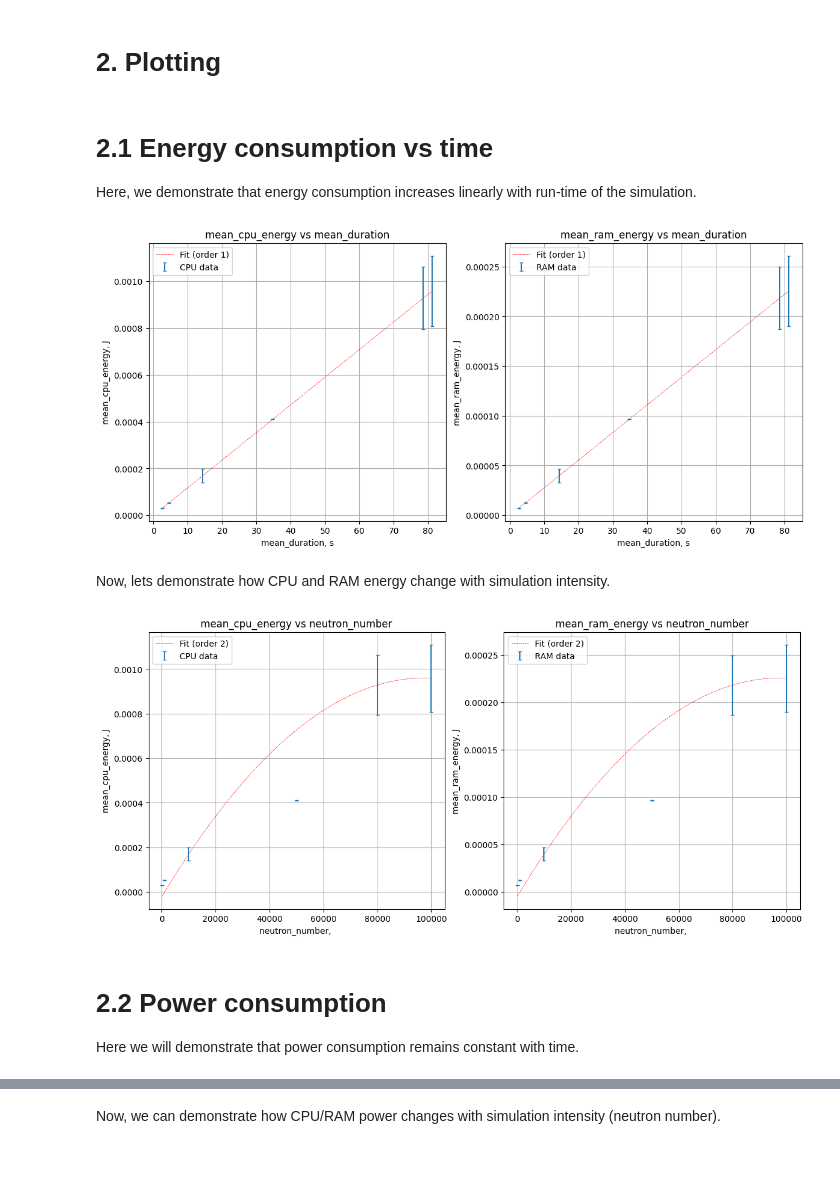
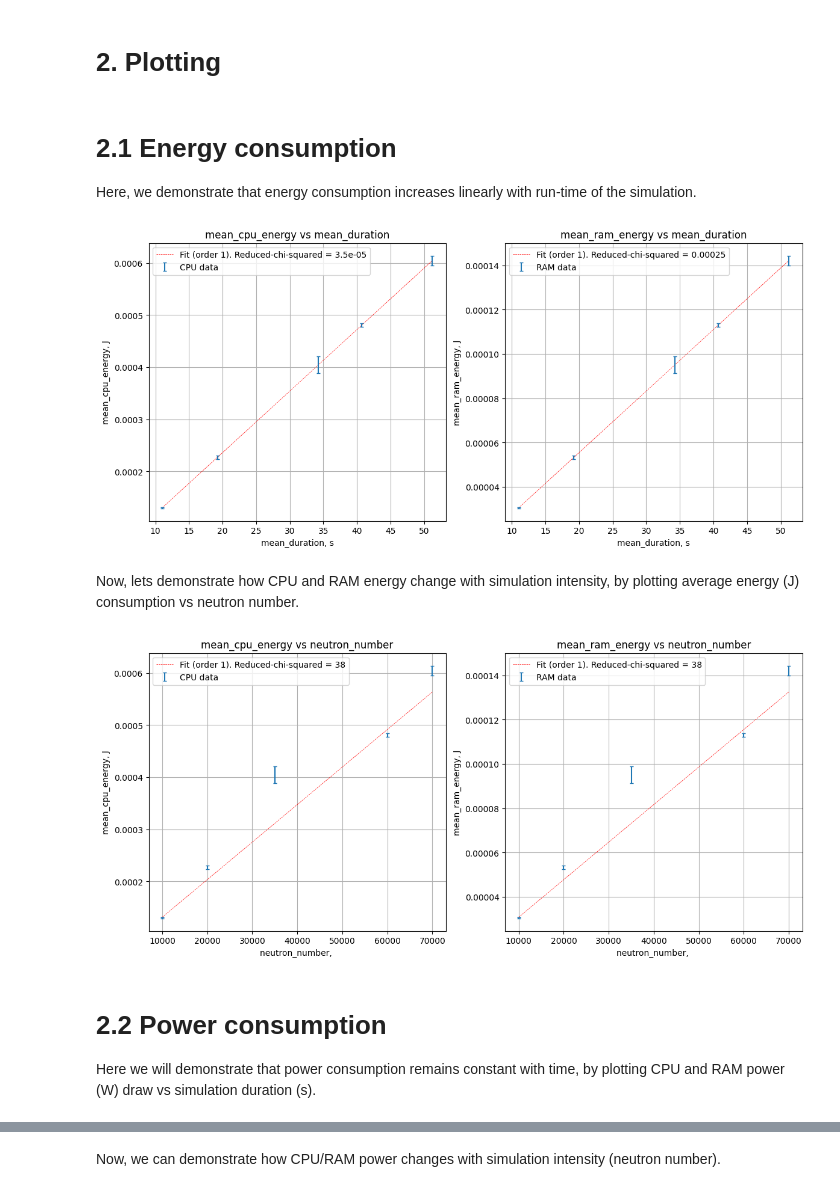
Before and after one commit to rosieschiffmann/Neutron-Transport-Simulation, a Jupyter notebook: emission_tracking.ipynb, the cells around one changed output, grey strips where cells are left out. Cells and saved outputs as stored; diff of their text form; code cells hidden in the pictures; blank space fills up the shorter version.

Commit message:
updated data analysis to only include data generated on certain day

```diff
--- a/emission_tracking.ipynb
+++ b/emission_tracking.ipynb
@@ -93,9 +91,33 @@ Name: ram_power_err, dtype: float64
 # %% [markdown]
 # 2. Plotting
 # %%
-def CPU_vs_RAM_plotting(x_variable, x_err, CPU_y_variable, CPU_y_err, RAM_y_variable, RAM_y_err, fit=False, fit_order=None):
+def reduced_chi_squared(x, y, y_err, coeffs):
     """
+    Calculate the reduced chi-squared for a polynomial fit.
+
     Parameters:
+    - x: 1d array, x-values
+    - y: 1d array, observed y-values
+    - y_err: 1d array, uncertainties in y
+    - coeffs: 1d array, polynomial coefficients from np.polyfit()
+
+    Returns:
+    - chi_squared_reduced: float
+    """
+    model = np.poly1d(coeffs)
+    residuals = (y - model(x)) / y_err
+    chi_squared = np.sum(residuals**2)
+    dof = len(x) - len(coeffs)  # degrees of freedom = N - (fit order + 1)
+    return chi_squared / dof
+
+
+def CPU_vs_RAM_plotting(df, x_variable, x_err, CPU_y_variable, CPU_y_err, RAM_y_variable, RAM_y_err, fit=False, fit_order=None):
+    """
+    Creates 2 plots (one for CPU and one for RAM), with axis defined by argumants. An optional polyfit is applied and reduced chi squared
+    calculated.
+
+    Parameters:
+    - df: pandas.DataFrame, containing the data to be plotted.
     - x_variable: string, name of x-axis variable for plotting from dataframe
     - x_err: string, name of error associated weith x-axis variable from dataframe
     - CPU_y_variable: string, name of y-axis variable for CPU plot from dataframe
@@ -120,23 +142,25 @@ def CPU_vs_RAM_plotting(x_variable, x_err, CPU_y_variable, CPU_y_err, RAM_y_vari
         #raise error if fit=True but no fit_order is provided
         if fit_order==None:
             raise ValueError("Order of fit must be provided if fit=True.")
-
         #CPU data fitting
         if np.any(df[CPU_y_err])==0.0: #do not use error-weighted fitting is errors=0
             coeffs_cpu = np.polyfit(df[x_variable], df[CPU_y_variable], deg=fit_order)
         else:
-            coeffs_cpu = np.polyfit(df[x_variable], df[CPU_y_variable], deg=fit_order, w=df[CPU_y_err])
+            coeffs_cpu = np.polyfit(df[x_variable], df[CPU_y_variable], deg=fit_order, w=1/df[CPU_y_err])
         poly_cpu = np.poly1d(coeffs_cpu)
         x_fit = np.linspace(df[x_variable].min(), df[x_variable].max(), 100)
-        ax[0].plot(x_fit, poly_cpu(x_fit), 'r--', label=f"Fit (order {fit_order})", linewidth = 0.5)
+        CPU_chi = reduced_chi_squared(df[x_variable], df[CPU_y_variable], df[CPU_y_err], coeffs_cpu)
+        ax[0].plot(x_fit, poly_cpu(x_fit), 'r--', label=f"Fit (order {fit_order}). Reduced-chi-squared = {CPU_chi:.2g}", linewidth = 0.5)
+
 
         #RAM data fitting
         if np.any(df[RAM_y_err])==0.0: #do not use error-weighted fitting is errors=0
             coeffs_ram = np.polyfit(df[x_variable], df[RAM_y_variable], deg=fit_order)
         else:
-            coeffs_ram = np.polyfit(df[x_variable], df[RAM_y_variable], deg=fit_order, w=df[RAM_y_err])
+            coeffs_ram = np.polyfit(df[x_variable], df[RAM_y_variable], deg=fit_order, w=1/df[RAM_y_err])
         poly_ram = np.poly1d(coeffs_ram)
-        ax[1].plot(x_fit, poly_ram(x_fit), 'r--', label=f"Fit (order {fit_order})", linewidth = 0.5)
+        RAM_chi = reduced_chi_squared(df[x_variable], df[RAM_y_variable], df[RAM_y_err], coeffs_ram)
+        ax[1].plot(x_fit, poly_ram(x_fit), 'r--', label=f"Fit (order {fit_order}). Reduced-chi-squared = {RAM_chi:.2g}", linewidth = 0.5)
 
     #plotting CPU data
     ax[0].errorbar(df[x_variable], df[CPU_y_variable], yerr = df[CPU_y_err], fmt = "none", capsize = 2, label = "CPU data")
@@ -156,26 +180,26 @@ def CPU_vs_RAM_plotting(x_variable, x_err, CPU_y_variable, CPU_y_err, RAM_y_vari
         ax[i].legend()
     return None
 # %% [markdown]
-# 2.1 Energy consumption vs time
+# 2.1 Energy consumption
 Here, we demonstrate that energy consumption increases linearly with run-time of the simulation.
 # %%
-CPU_vs_RAM_plotting("mean_duration", "duration_error",
+CPU_vs_RAM_plotting(df, "mean_duration", "duration_error",
          "mean_cpu_energy", "cpu_energy_err",
          "mean_ram_energy", "ram_energy_err",
          True, 1)
 # %% [output]
-[figure, old version]
+[figure, new version]
 # %% [markdown]
-Now, lets demonstrate how CPU and RAM energy change with simulation intensity.
+Now, lets demonstrate how CPU and RAM energy change with simulation intensity, by plotting average energy (J) consumption vs neutron number.
 # %%
-CPU_vs_RAM_plotting("neutron_number", None,
+CPU_vs_RAM_plotting(df, "neutron_number", None,
          "mean_cpu_energy", "cpu_energy_err",
          "mean_ram_energy", "ram_energy_err",
-         True, 2)
+         True, 1)
 # %% [output]
-[figure, old version]
+[figure, new version]
 # %% [markdown]
 # 2.2 Power consumption
 
-Here we will demonstrate that power consumption remains constant with time.
+Here we will demonstrate that power consumption remains constant with time, by plotting CPU and RAM power (W) draw vs simulation duration (s).
 # %%
```
Also changed, not shown: parts of 9 cells of this notebook.
